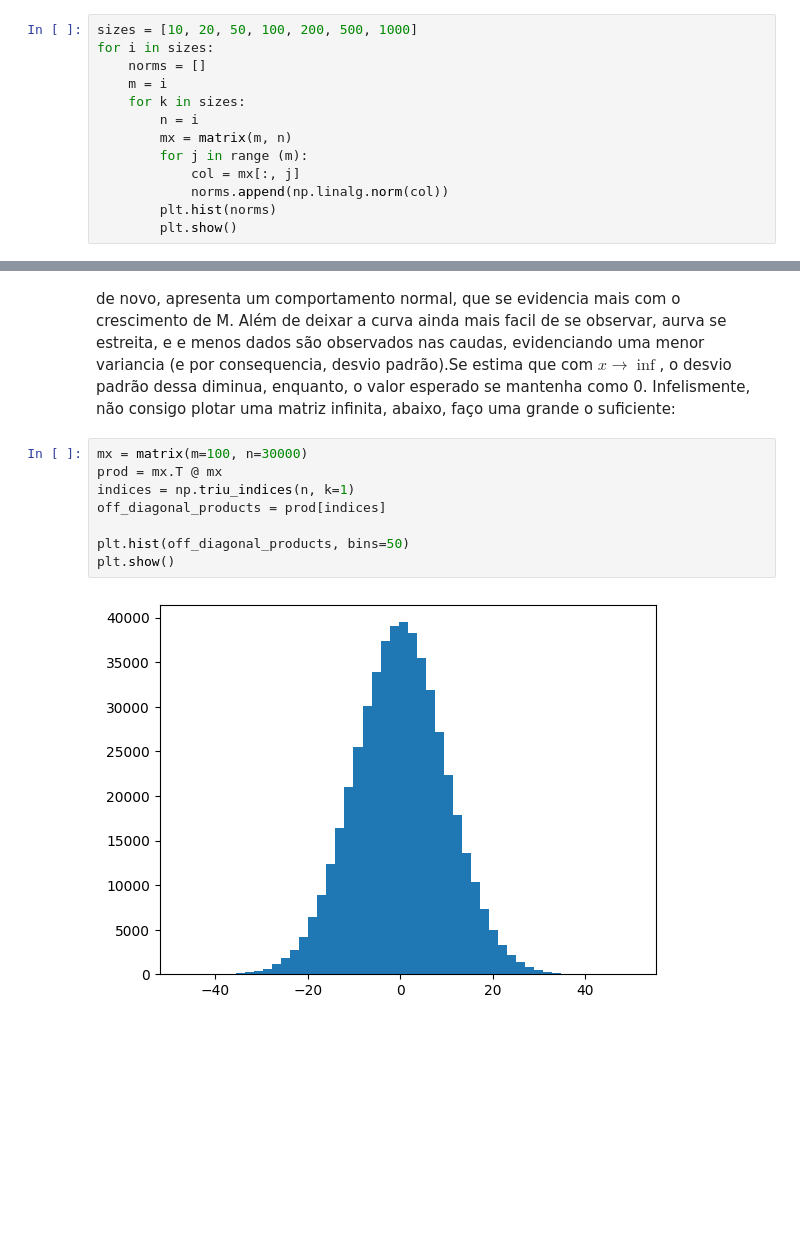
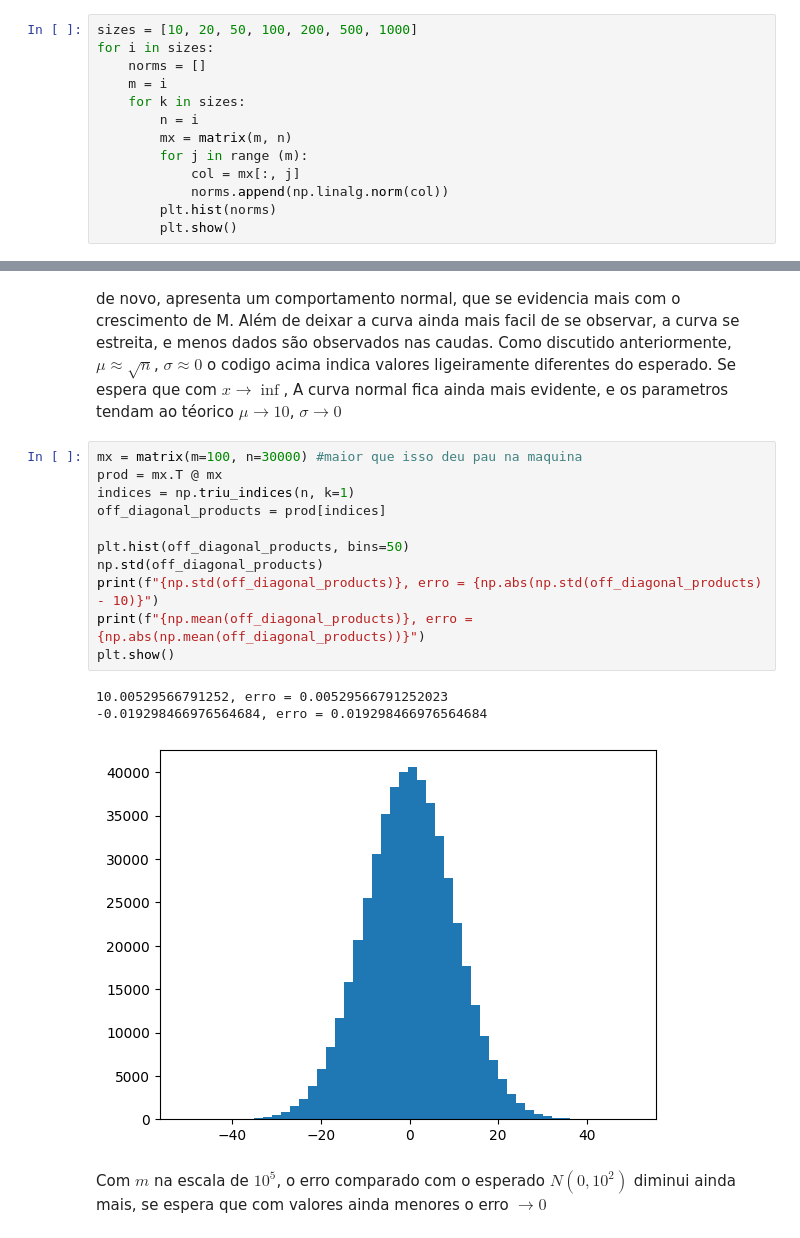
Before and after one commit to isaiasgoncalves/projeto_4_ALN, a Jupyter notebook: proj_4gustavo.ipynb, the cells around one changed output, grey strips where cells are left out. Saved outputs shown, nothing was run; the diff lists cells and outputs as text; blank space fills up the shorter version.

```diff
--- a/proj_4gustavo.ipynb
+++ b/proj_4gustavo.ipynb
@@ -63,13 +79,19 @@ for n in ns:
 # %% [markdown]
-de novo, apresenta um comportamento normal, que se evidencia mais com o crescimento de M. Além de deixar a curva ainda mais facil de se observar, aurva se estreita, e e menos dados são observados nas caudas, evidenciando uma menor variancia (e por consequencia, desvio padrão).Se estima que com $x \to \inf$, o desvio padrão dessa diminua, enquanto, o valor esperado se mantenha como 0.
-Infelismente, não consigo plotar uma matriz infinita, abaixo, faço uma grande o suficiente:
+de novo, apresenta um comportamento normal, que se evidencia mais com o crescimento de M. Além de deixar a curva ainda mais facil de se observar, a curva se estreita, e menos dados são observados nas caudas. Como discutido anteriormente, $\mu \approx \sqrt{n}$, $\sigma \approx 0$ o codigo acima indica valores ligeiramente diferentes do esperado. Se espera que com $x \to \inf$, A curva normal fica ainda mais evidente, e os parametros tendam ao téorico $\mu \to 10$, $\sigma \to 0$
 # %%
-mx = matrix(m=100, n=30000)
+mx = matrix(m=100, n=30000) #maior que isso deu pau na maquina
 prod = mx.T @ mx
 indices = np.triu_indices(n, k=1)
 off_diagonal_products = prod[indices]
 
 plt.hist(off_diagonal_products, bins=50)
+np.std(off_diagonal_products)
+print(f"{np.std(off_diagonal_products)}, erro = {np.abs(np.std(off_diagonal_products) - 10)}")
+print(f"{np.mean(off_diagonal_products)}, erro = {np.abs(np.mean(off_diagonal_products))}")
 plt.show()
 # %% [output]
+10.00529566791252, erro = 0.00529566791252023
+-0.019298466976564684, erro = 0.019298466976564684
-[figure, old version]
+[figure, new version]
+# %% [markdown]
+Com $m$ na escala de $10^5$, o erro comparado com o esperado $N(0,10^2)$ diminui ainda mais, se espera que com valores ainda menores o erro $\to 0$
```
Also changed, not shown: parts of 3 cells of this notebook.
